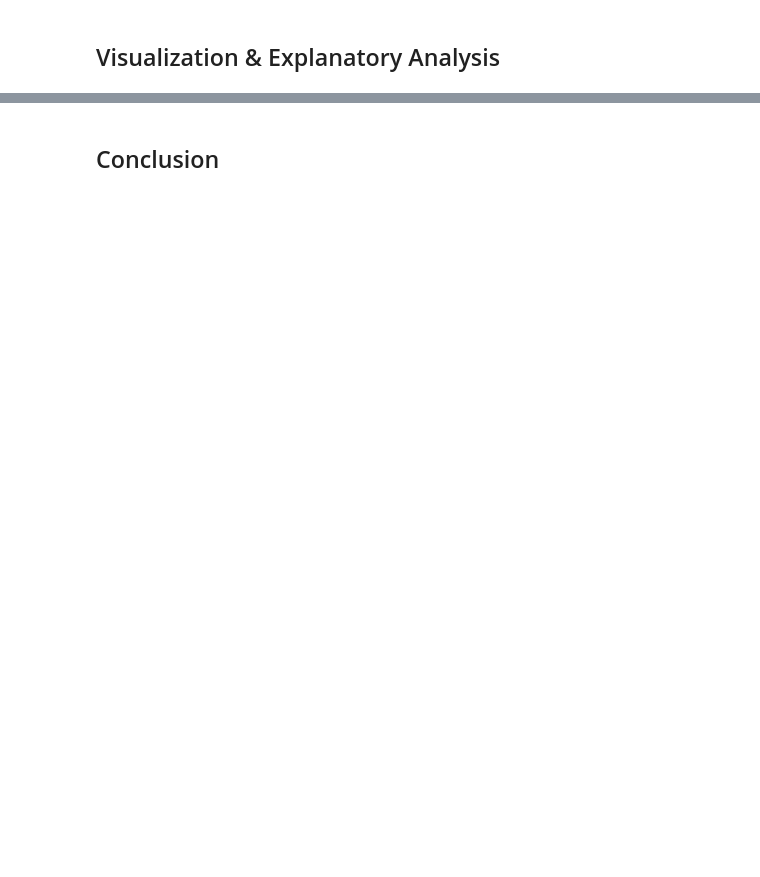
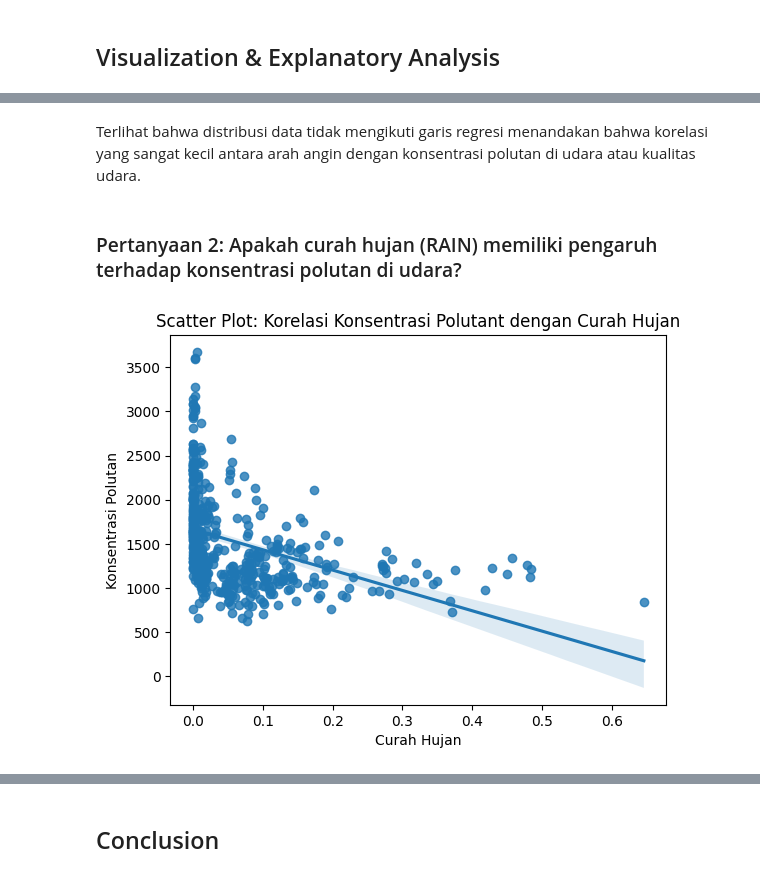
Before and after one commit to nurfianqodar/dicoding_dashboard, a Jupyter notebook: notebook.ipynb, the cells around one changed output, grey strips where cells are left out. Saved outputs shown, nothing was run; the diff lists cells and outputs as text; code cells hidden in the pictures; blank space fills up the shorter version.

```diff
--- a/notebook.ipynb
+++ b/notebook.ipynb
@@ -30,0 +640,12 @@
+# %% [markdown]
+Terlihat bahwa distribusi data tidak mengikuti garis regresi menandakan bahwa korelasi yang sangat kecil antara arah angin dengan konsentrasi polutan di udara atau kualitas udara.
+# %% [markdown]
+### Pertanyaan 2: Apakah curah hujan (RAIN) memiliki pengaruh terhadap konsentrasi polutan di udara?
+# %%
+sns.regplot(x="RAIN", y="POLUTANT", data=all_clean_df)
+plt.title('Scatter Plot: Korelasi Konsentrasi Polutant dengan Curah Hujan')
+plt.xlabel('Curah Hujan')
+plt.ylabel('Konsentrasi Polutan')
+plt.show()
+# %% [output]
+[figure, added]
```
Also changed, not shown: parts of 72 cells of this notebook, 2 other files.
